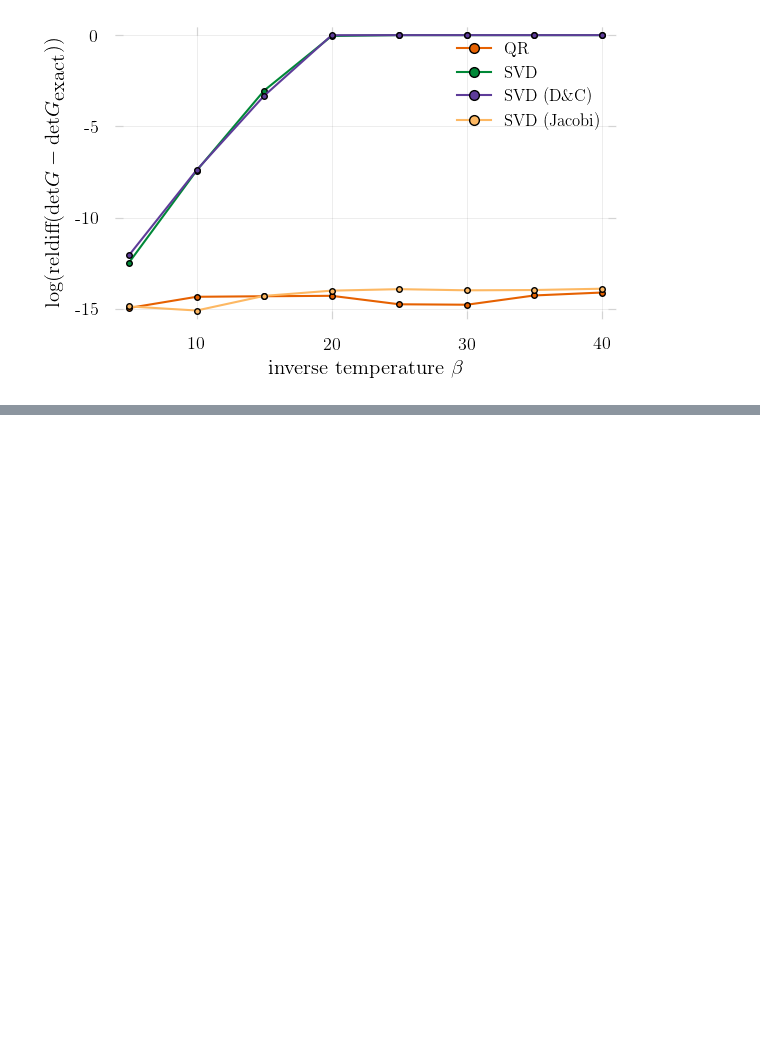
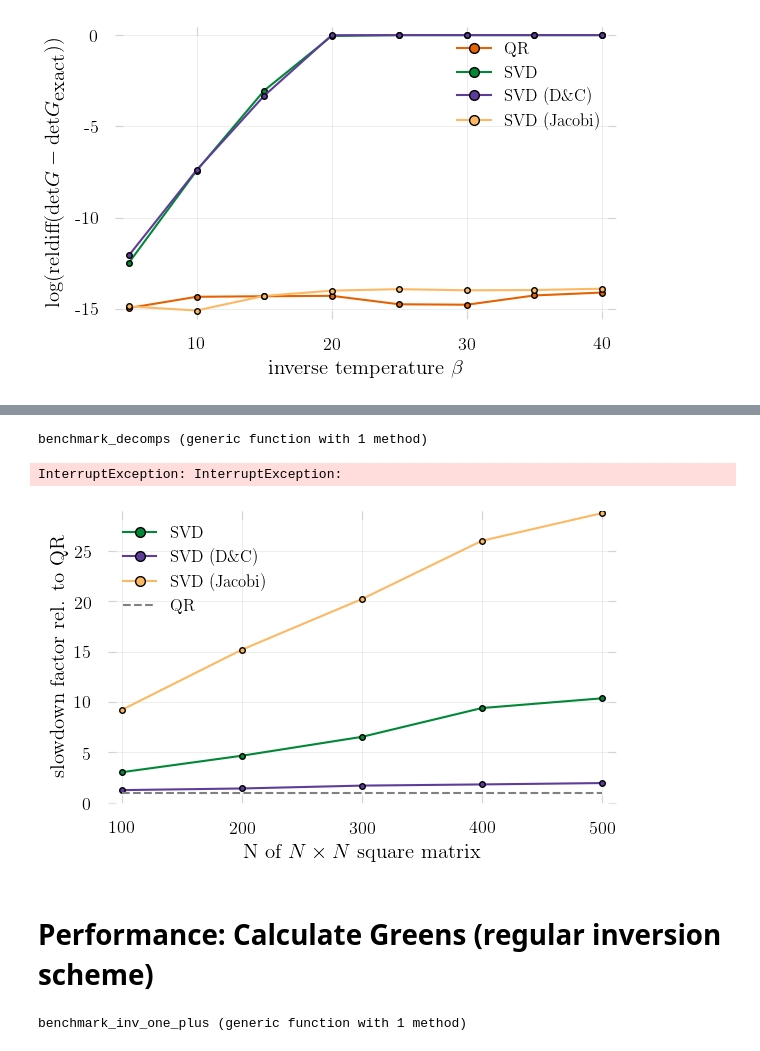
Before and after one commit to carstenbauer/StableDQMC.jl, a Jupyter notebook: notebooks/accuracy.ipynb, the cells around one changed output, grey strips where cells are left out. Drawn from its saved outputs; the diff is of its cells as text; code cells hidden in the pictures; blank space fills up the shorter version.

Commit message:
perf benchs

```diff
--- a/notebooks/accuracy.ipynb
+++ b/notebooks/accuracy.ipynb
@@ -396,0 +348,38 @@ WARNING: both StableDQMC and StableDQMC export "inv_one_plus_udv_loh!"; uses of
+# %%
+function benchmark_decomps(; evals=3)
+    Ns = Int.(range(100, 500, step=100))
+    df = DataFrame(N=Int[], qr=Float64[], gesdd=Float64[], gesvd=Float64[], gesvj=Float64[])
+
+    for N in Ns
+        x = rand(ComplexF64, N,N)
+        t_qr = @belapsed udt($x) evals=evals
+        t_gesdd = @belapsed gesdd($x) evals=evals
+        t_gesvd = @belapsed gesvd($x) evals=evals
+        t_gesvj = @belapsed gesvj($x) evals=1
+        push!(df, [N, t_qr, t_gesdd, t_gesvd, t_gesvj])
+    end
+
+    return df
+end
+# %% [output]
+benchmark_decomps (generic function with 1 method)
+# %%
+df = benchmark_decomps()
+# %% [output]
+InterruptException: InterruptException:
+# %%
+@df df plot(:N, [:gesvd ./ :qr, :gesdd ./ :qr, :gesvj ./ :qr],
+            marker=true,
+            color=permutedims(["#008837", "#5E3C99", "#FDB863"]),
+            label=permutedims(["SVD", "SVD (D\\&C)", "SVD (Jacobi)"]),
+#             yscale=:log10
+            ylims=(0,29)
+           )
+@df df plot!(:N, fill(1, length(:N)), color=:grey, linestyle=:dash, label="QR")
+xlabel!(L"N of $N\times N$ square matrix")
+ylabel!("slowdown factor rel. to QR")
+savefig("../paper/figures/benchmark_decomps.pdf")
+# %% [output]
+[figure, added]
+# %% [markdown]
+# Performance: Calculate Greens (regular inversion scheme)
@@ -396,0 +401,21 @@ WARNING: both StableDQMC and StableDQMC export "inv_one_plus_udv_loh!"; uses of
+# %%
+function benchmark_inv_one_plus(; evals=3)
+    Ns = Int.(range(100, 500, step=100))
+    df = DataFrame(N=Int[], qr=Float64[], gesdd=Float64[], gesvd=Float64[], gesvj=Float64[])
+
+    for N in Ns
+        x = rand(ComplexF64, N,N)
+        u = udt(x)
+        s = svd(x)
+
+        t_qr = @belapsed udt_inv_one_plus($u) evals=evals
+        t_gesdd = @belapsed svd_inv_one_plus($s, svdalg = $gesdd!) evals=evals
+        t_gesvd = @belapsed svd_inv_one_plus($s, svdalg = $gesvd!) evals=evals
+        t_gesvj = @belapsed svd_inv_one_plus($s, svdalg = $StableDQMC.gesvj!) evals=evals
+        push!(df, [N, t_qr, t_gesdd, t_gesvd, t_gesvj])
+    end
+
+    return df
+end
+# %% [output]
+benchmark_inv_one_plus (generic function with 1 method)
```
Also changed, not shown: parts of 11 cells of this notebook, 6 other files.
